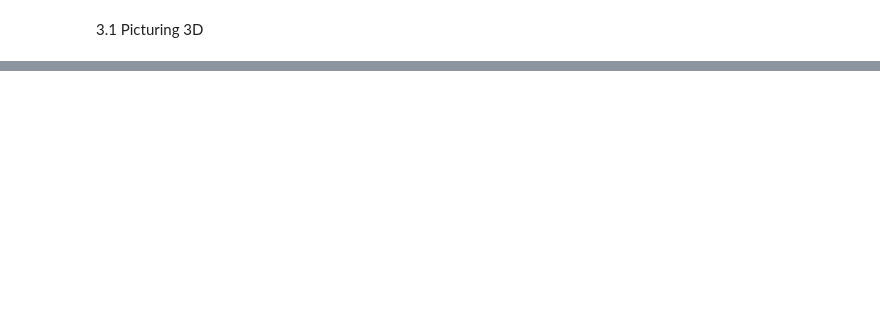
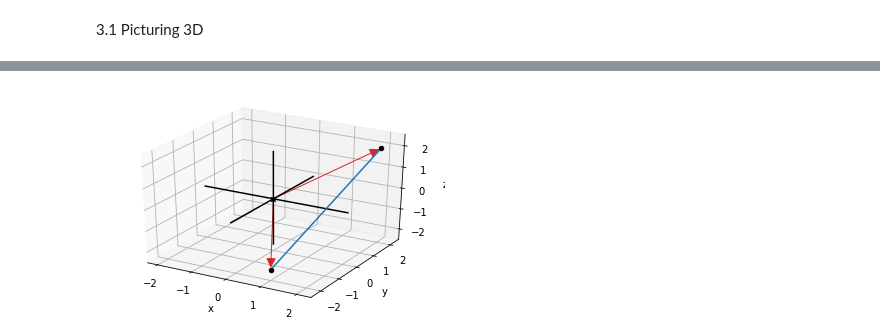
Before and after one commit to aliakhtar/maths4programmers-python, a Jupyter notebook: ch3/01_3.1.ipynb, the cells around one changed output, grey strips where cells are left out. Drawn from its saved outputs; the diff is of its cells as text; code cells hidden in the pictures; blank space fills up the shorter version.

```diff
--- a/ch3/01_3.1.ipynb
+++ b/ch3/01_3.1.ipynb
@@ -10,0 +24,9 @@ draw3d()
+# %%
+draw3d(
+    Points3D((2,2,2), (1,-2,-2)),
+    Arrow3D((2,2,2)),
+    Arrow3D((1,-2,-2)),
+    Segment3D((2,2,2), (1,-2,-2))
+)
+# %% [output]
+[figure, added]
```
Also changed, not shown: parts of 5 cells of this notebook, 3 other files.
